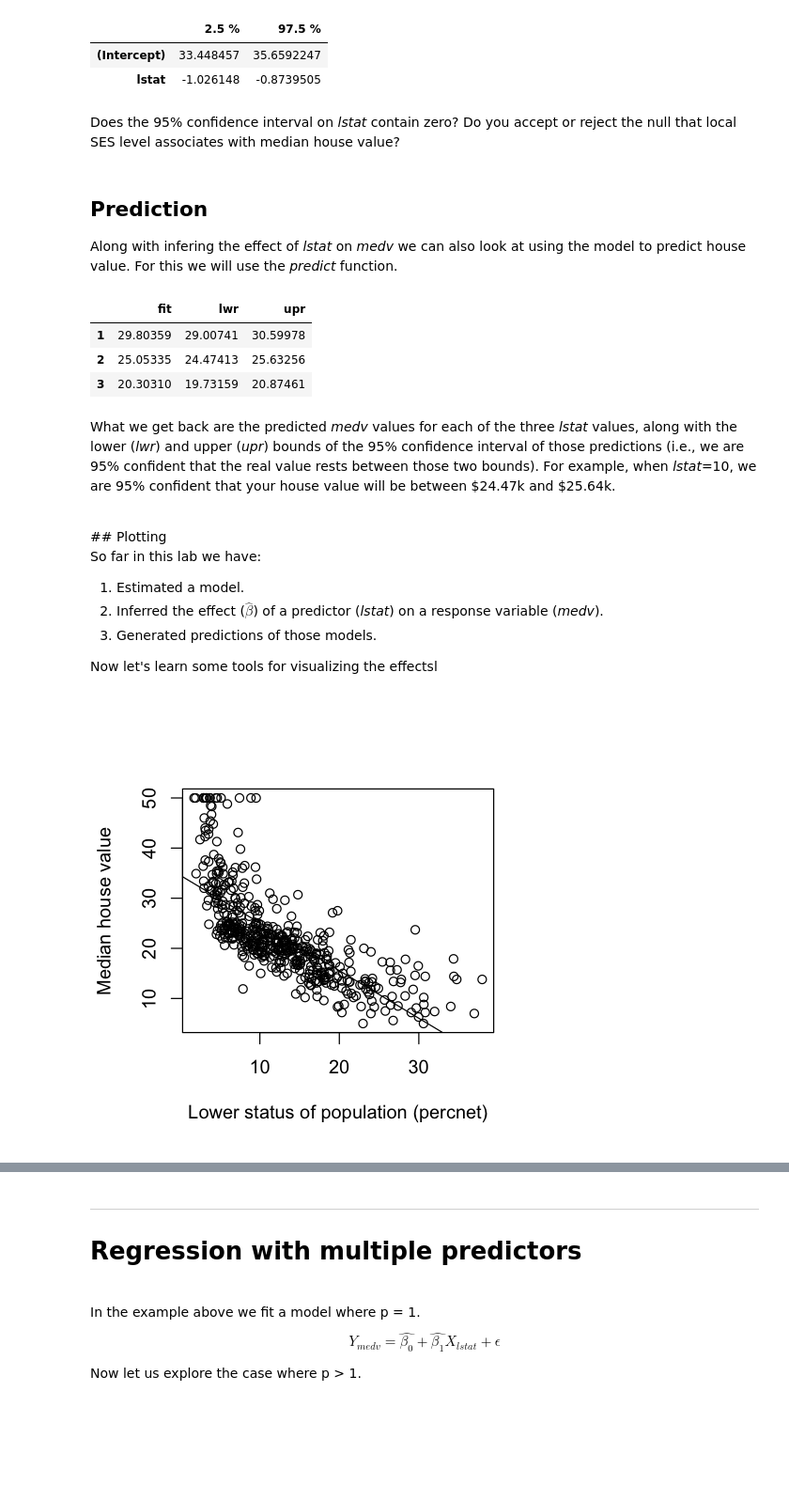
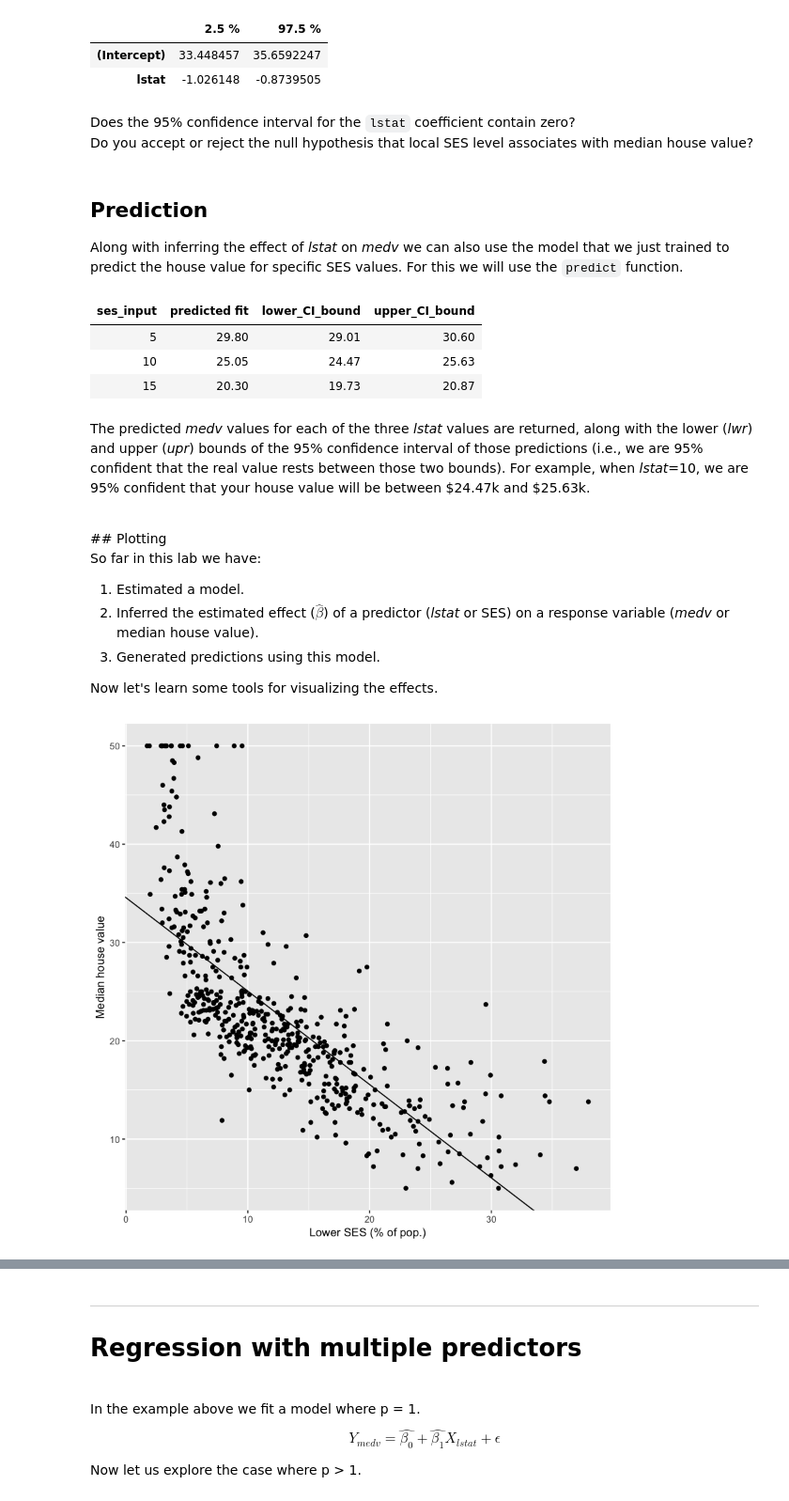
Before and after one commit to CoAxLab/DataSciencePsychNeuro, a Jupyter notebook: RecitationNotebooks/Recitation06_modelingContinuousData.ipynb, the cells around one changed output, grey strips where cells are left out. Shown at 94% size. Saved outputs shown, nothing was run; the diff lists cells and outputs as text; code cells hidden in the pictures; blank space fills up the shorter version.

```diff
--- a/RecitationNotebooks/Recitation06_modelingContinuousData.ipynb
+++ b/RecitationNotebooks/Recitation06_modelingContinuousData.ipynb
@@ -96,7 +113,7 @@ plot(lstat, medv, xlab="Lower status of population (percnet)", ylab="Median hous
 Now let's build a model object using _lm_ that captures this simple relationship. Remember that the output from the _lm_ function is an object that contains all the information about the model that you trained.
 # %%
 # Let's try a simple linear model
-lm.fit = lm(medv~lstat)
+lm.fit = lm(medv~lstat, data=Boston)
 
 # In order to see the results, use the summary function
 summary(lm.fit)
@@ -140,25 +162,34 @@ confint(lm.fit)
 | (Intercept) | 33.448457 | 35.6592247 |
 | lstat | -1.026148 | -0.8739505 |
 # %% [markdown]
-Does the 95% confidence interval on _lstat_ contain zero? Do you accept or reject the null that local SES level associates with median house value?
+Does the 95% confidence interval for the `lstat` coefficient contain zero?
+<br>
+Do you accept or reject the null hypothesis that local SES level associates with median house value?
 # %% [markdown]
 ## Prediction
 
-Along with infering the effect of _lstat_ on _medv_ we can also look at using the model to predict house value. For this we will use the _predict_ function.
+Along with inferring the effect of _lstat_ on _medv_ we can also use the model that we just trained to predict the house value for specific SES values. For this we will use the `predict` function.
 # %%
 # We want to predict house value at specific lstat levels
 # help("predict") # Uncomment to see how the function works
 
-# Here we will predict what your house value will be if
+# Here we will predict what the house value will be if
 # the lstat for the neighborhood is 5, 10, or 15 percent.
-predict(lm.fit, data.frame(lstat=c(5,10,15)), interval="confidence")
+
+ses_input_values = data.frame(lstat=c(5,10,15)) #specific SES values that you want a prediction for
+prediction_table = data.frame(predict(lm.fit, ses_input_values, interval = 'confidence'))  #calling the predict function
+
+pred_input_table = cbind(ses_input_values, prediction_table) #bind the input and prediction dataframes by column
+
+colnames(pred_input_table) = c('ses_input','predicted fit','lower_CI_bound', 'upper_CI_bound') #use informative column names
+round(pred_input_table,2) #display rounded values
 # %% [output]
-|  | fit | lwr | upr |
-| 1 | 29.80359 | 29.00741 | 30.59978 |
-| 2 | 25.05335 | 24.47413 | 25.63256 |
-| 3 | 20.30310 | 19.73159 | 20.87461 |
+| ses_input | predicted fit | lower_CI_bound | upper_CI_bound |
+| 5 | 29.80 | 29.01 | 30.60 |
+| 10 | 25.05 | 24.47 | 25.63 |
+| 15 | 20.30 | 19.73 | 20.87 |
 # %% [markdown]
-What we get back are the predicted _medv_ values for each of the three _lstat_ values, along with the lower (_lwr_) and upper (_upr_) bounds of the 95% confidence interval of those predictions (i.e., we are 95% confident that the real value rests between those two bounds). For example, when _lstat_=10, we are 95% confident that your house value will be between \$24.47k and \$25.64k.
+The predicted _medv_ values for each of the three _lstat_ values are returned, along with the lower (_lwr_) and upper (_upr_) bounds of the 95% confidence interval of those predictions (i.e., we are 95% confident that the real value rests between those two bounds). For example, when _lstat_=10, we are 95% confident that your house value will be between \$24.47k and \$25.63k.
 
 <br>
 ## Plotting
@@ -166,15 +197,21 @@ What we get back are the predicted _medv_ values for each of the three _lstat_ v
 So far in this lab we have:
 
 1. Estimated a model.
-2. Inferred the effect ($\hat{\beta}$) of a predictor (_lstat_) on a response variable (_medv_).
-3. Generated predictions of those models.
+2. Inferred the estimated effect ($\hat{\beta}$) of a predictor (_lstat_ or SES) on a response variable (_medv_ or median house value).
+3. Generated predictions using this model.
 
-Now let's learn some tools for visualizing the effectsl
+Now let's learn some tools for visualizing the effects.
 # %%
-#Let's plot the regression line against the data
-plot(lstat, medv,xlab="Lower status of population (percent)", ylab="Median house value")
-# help("abline") # Uncomment to see how the function works
-abline(lm.fit)
+# #Let's plot the regression line against the data
+# plot(lstat, medv,xlab="Lower status of population (percent)", ylab="Median house value")
+
+# # help("abline") # Uncomment to see how the function works
+# abline(lm.fit)
+
+ggplot(aes(lstat, medv), data=Boston) +
+geom_point() +
+geom_abline(intercept = coef(lm.fit)[1], slope = coef(lm.fit)[2]) +
+xlab('Lower SES (% of pop.)') + ylab('Median house value')
 # %% [output]
-[figure, old version]
+[figure, new version]
 # %% [markdown]
```
Also changed, not shown: parts of 48 cells of this notebook.
